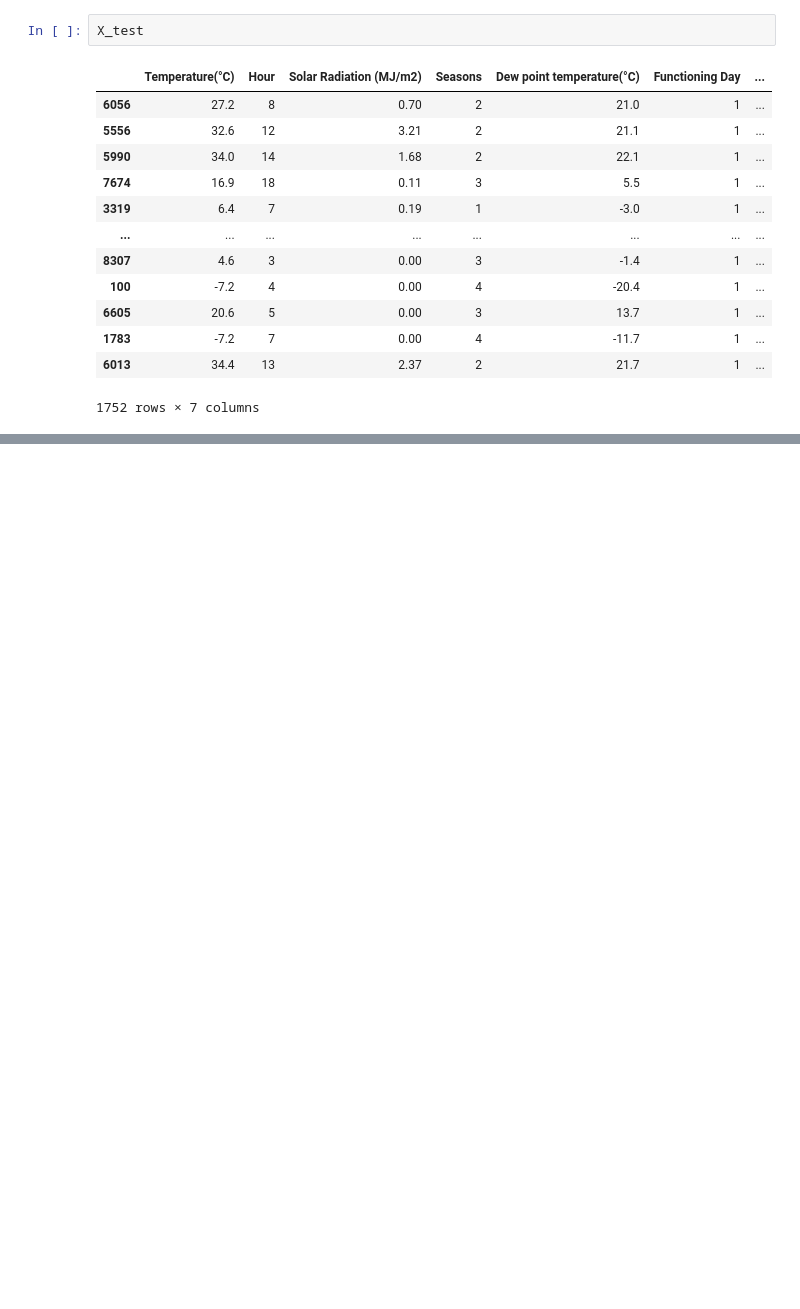
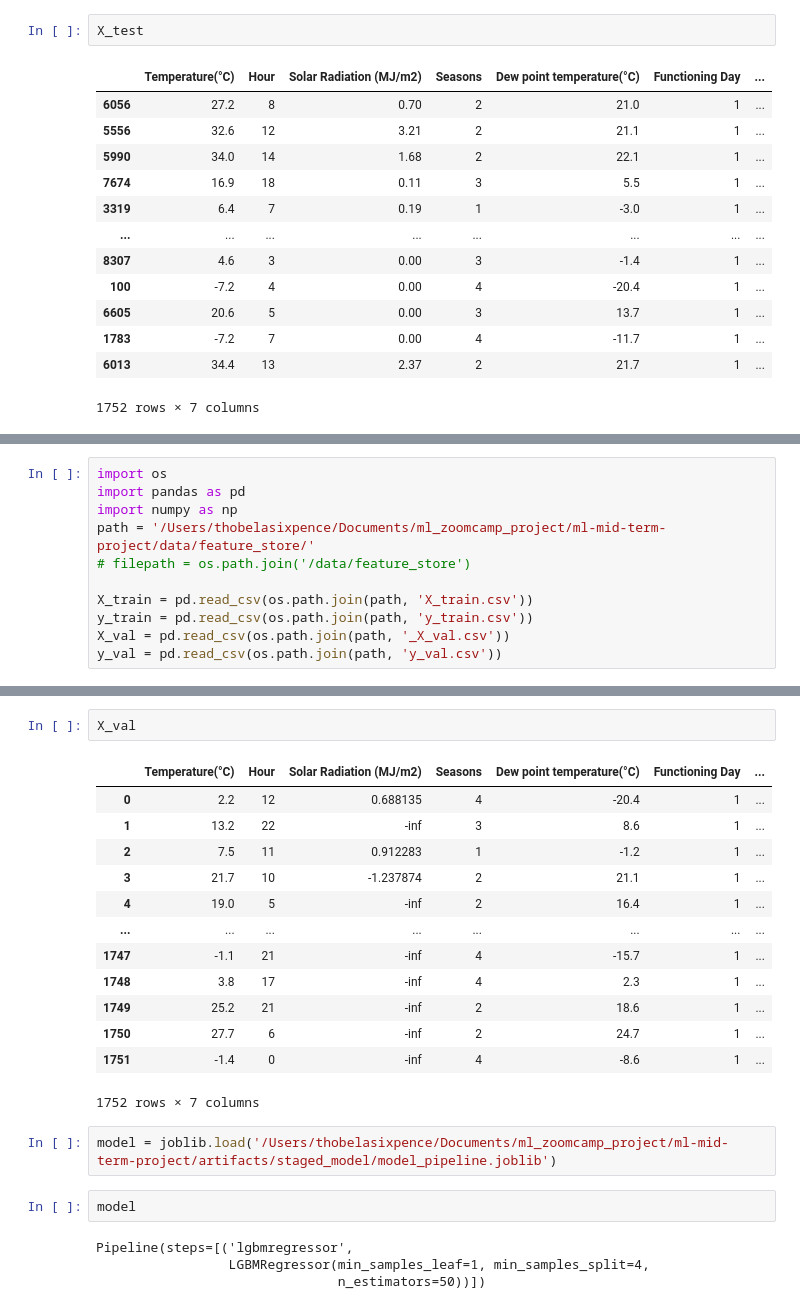
Before and after one commit to thobs-10/ml-mid-term-project, a Jupyter notebook: notebooks/eda.ipynb, the cells around one changed output, grey strips where cells are left out. Cells and saved outputs as stored; diff of their text form; blank space fills up the shorter version.

```diff
--- a/notebooks/eda.ipynb
+++ b/notebooks/eda.ipynb
@@ -939,0 +854,11 @@ class DataIngestion(Component):
+# %%
+import os
+import pandas as pd
+import numpy as np
+path = '/Users/thobelasixpence/Documents/ml_zoomcamp_project/ml-mid-term-project/data/feature_store/'
+# filepath = os.path.join('/data/feature_store')
+
+X_train = pd.read_csv(os.path.join(path, 'X_train.csv'))
+y_train = pd.read_csv(os.path.join(path, 'y_train.csv'))
+X_val = pd.read_csv(os.path.join(path, '_X_val.csv'))
+y_val = pd.read_csv(os.path.join(path, 'y_val.csv'))
@@ -939,0 +1320,24 @@ class DataIngestion(Component):
+# %%
+X_val
+# %% [output]
+|  | Temperature(°C) | Hour | Solar Radiation (MJ/m2) | Seasons | Dew point temperature(°C) | Functioning Day | ... |
+| 0 | 2.2 | 12 | 0.688135 | 4 | -20.4 | 1 | ... |
+| 1 | 13.2 | 22 | -inf | 3 | 8.6 | 1 | ... |
+| 2 | 7.5 | 11 | 0.912283 | 1 | -1.2 | 1 | ... |
+| 3 | 21.7 | 10 | -1.237874 | 2 | 21.1 | 1 | ... |
+| 4 | 19.0 | 5 | -inf | 2 | 16.4 | 1 | ... |
+| ... | ... | ... | ... | ... | ... | ... | ... |
+| 1747 | -1.1 | 21 | -inf | 4 | -15.7 | 1 | ... |
+| 1748 | 3.8 | 17 | -inf | 4 | 2.3 | 1 | ... |
+| 1749 | 25.2 | 21 | -inf | 2 | 18.6 | 1 | ... |
+| 1750 | 27.7 | 6 | -inf | 2 | 24.7 | 1 | ... |
+| 1751 | -1.4 | 0 | -inf | 4 | -8.6 | 1 | ... |
+1752 rows × 7 columns
+# %%
+model = joblib.load('/Users/thobelasixpence/Documents/ml_zoomcamp_project/ml-mid-term-project/artifacts/staged_model/model_pipeline.joblib')
+# %%
+model
+# %% [output]
+Pipeline(steps=[('lgbmregressor',
+                 LGBMRegressor(min_samples_leaf=1, min_samples_split=4,
+                               n_estimators=50))])
```
Also changed, not shown: parts of 51 cells of this notebook.
